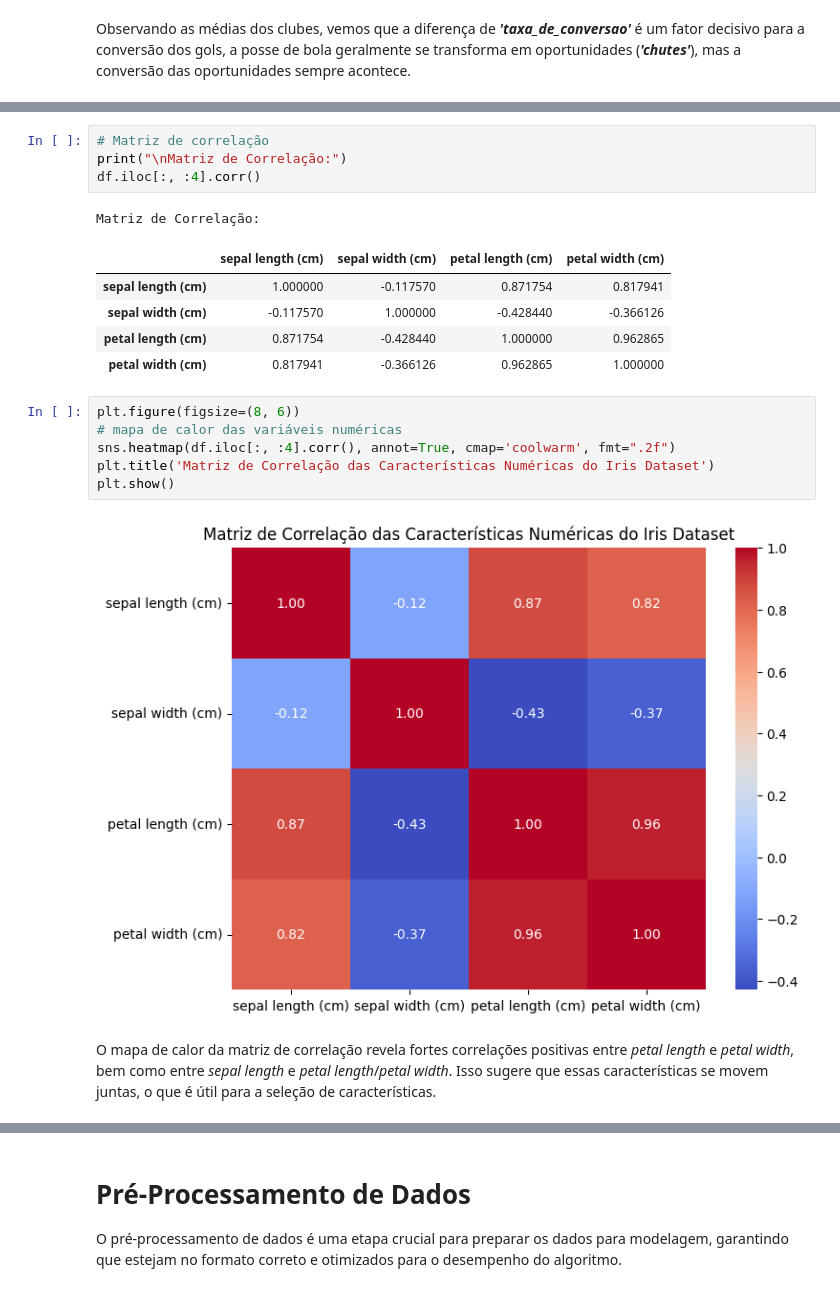
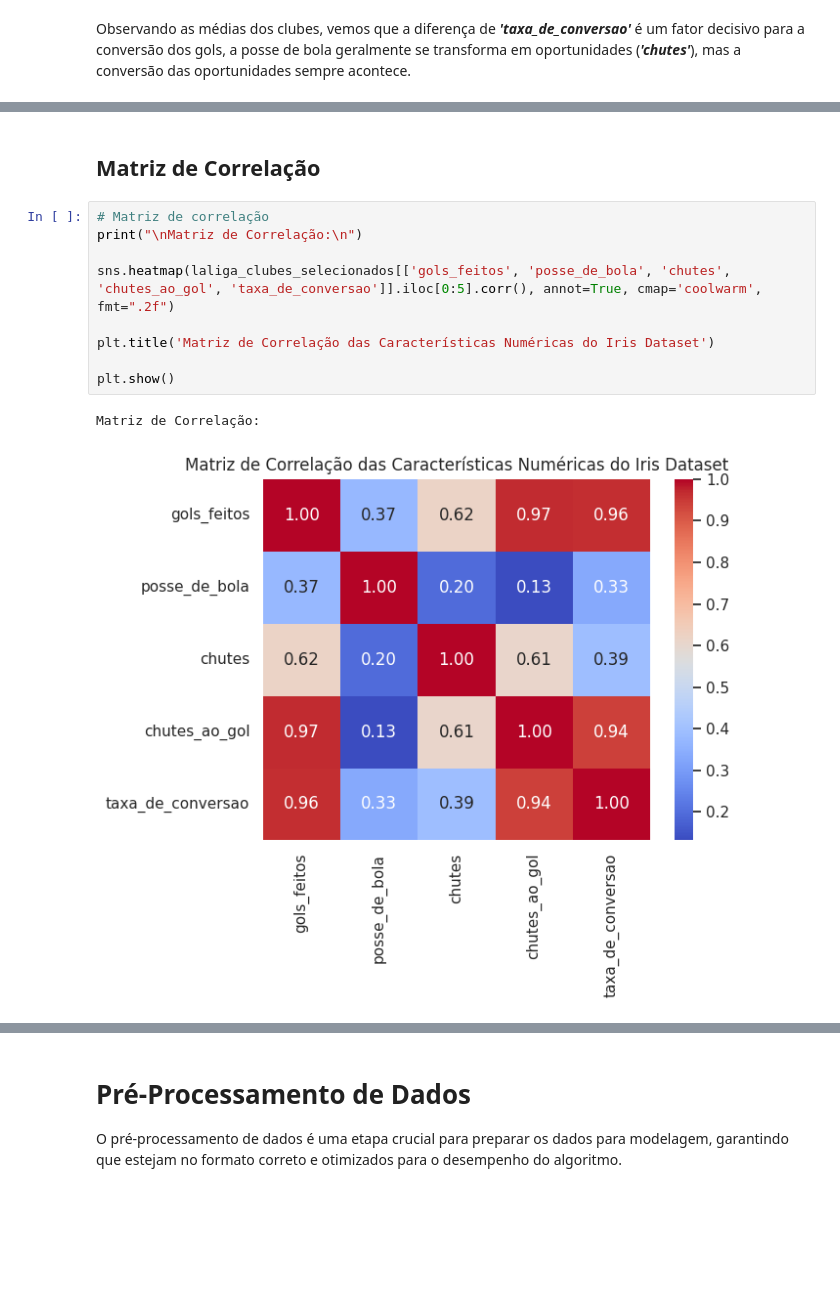
Before and after one commit to guilhermer1/mvp_AnaliseDeDados, a Jupyter notebook: Análise_de_Dados_e_Boas_Práticas-LaLiga.ipynb, the cells around one changed output, grey strips where cells are left out. Saved outputs shown, nothing was run; the diff lists cells and outputs as text; blank space fills up the shorter version.

```diff
--- a/Análise_de_Dados_e_Boas_Práticas-LaLiga.ipynb
+++ b/Análise_de_Dados_e_Boas_Práticas-LaLiga.ipynb
@@ -626,21 +622,14 @@ A matriz de correlação mede a força e a direção de uma relação linear que
-# %%
-# Matriz de correlação
-print("\nMatriz de Correlação:")
-df.iloc[:, :4].corr()
-# %% [output]
-Matriz de Correlação:
-|  | sepal length (cm) | sepal width (cm) | petal length (cm) | petal width (cm) |
-| sepal length (cm) | 1.000000 | -0.117570 | 0.871754 | 0.817941 |
-| sepal width (cm) | -0.117570 | 1.000000 | -0.428440 | -0.366126 |
-| petal length (cm) | 0.871754 | -0.428440 | 1.000000 | 0.962865 |
-| petal width (cm) | 0.817941 | -0.366126 | 0.962865 | 1.000000 |
+# %% [markdown]
+## Matriz de Correlação
 # %%
-plt.figure(figsize=(8, 6))
-# mapa de calor das variáveis numéricas
-sns.heatmap(df.iloc[:, :4].corr(), annot=True, cmap='coolwarm', fmt=".2f")
+# Matriz de correlação
+print("\nMatriz de Correlação:\n")
+
+sns.heatmap(laliga_clubes_selecionados[['gols_feitos', 'posse_de_bola', 'chutes', 'chutes_ao_gol', 'taxa_de_conversao']].iloc[0:5].corr(), annot=True, cmap='coolwarm', fmt=".2f")
+
 plt.title('Matriz de Correlação das Características Numéricas do Iris Dataset')
+
 plt.show()
 # %% [output]
+Matriz de Correlação:
-[figure, old version]
+[figure, new version]
-# %% [markdown]
-O mapa de calor da matriz de correlação revela fortes correlações positivas entre *petal length* e *petal width*, bem como entre *sepal length* e *petal length*/*petal width*. Isso sugere que essas características se movem juntas, o que é útil para a seleção de características.
```
Also changed, not shown: parts of 5 cells of this notebook.
